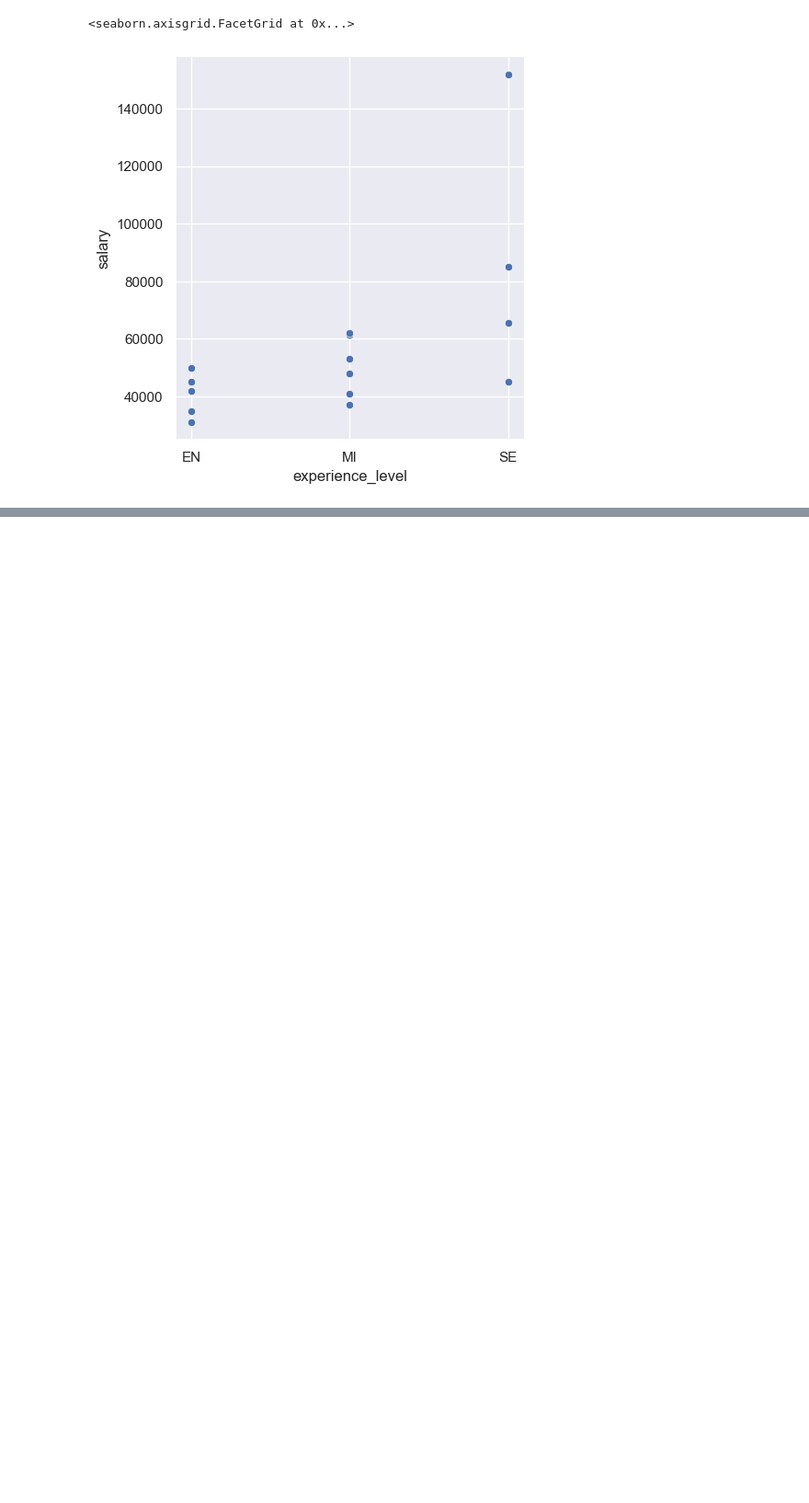
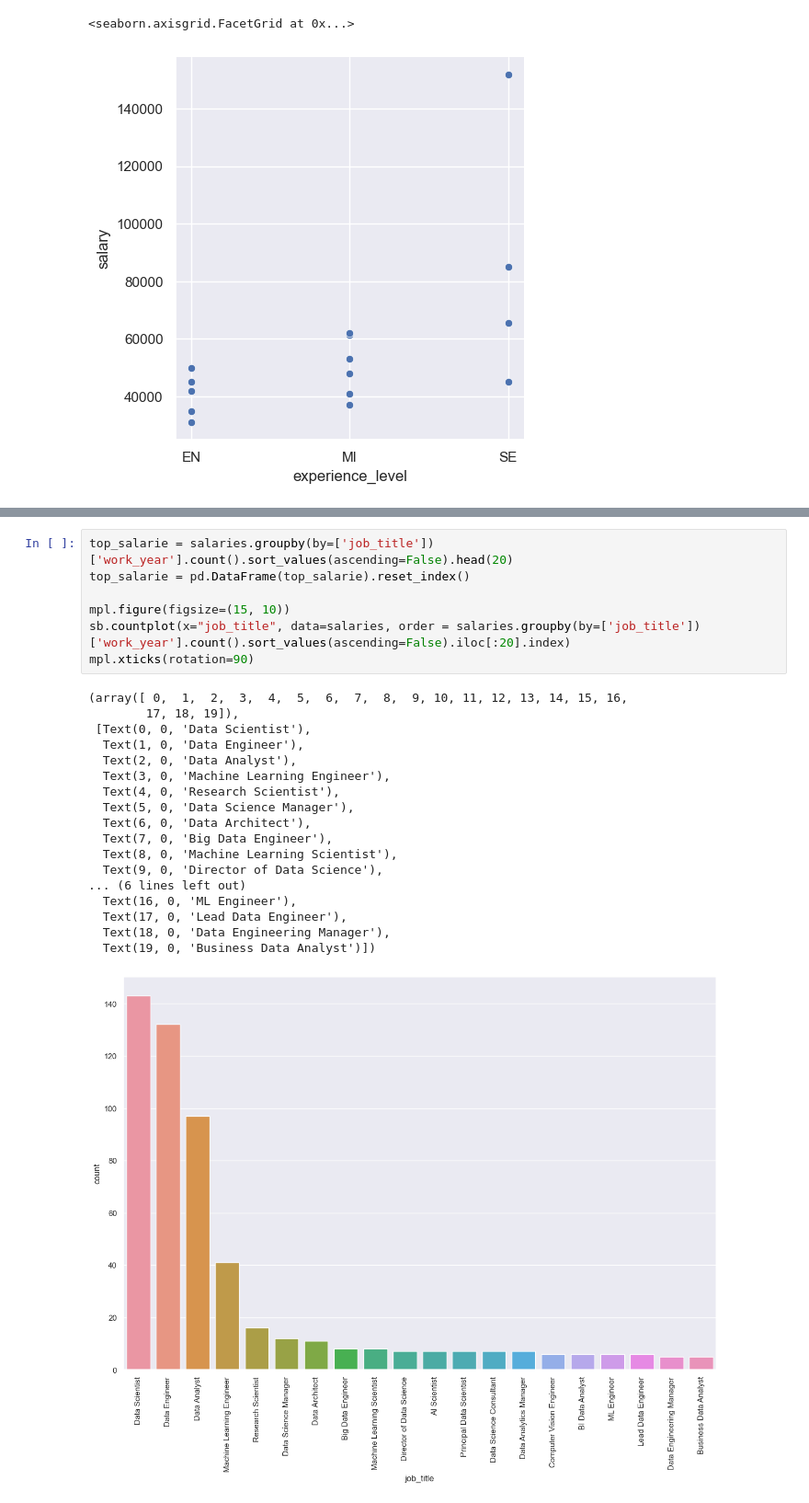
Before and after one commit to devFendrix/mini_exo_python, a Jupyter notebook: mini_projet.ipynb, the cells around one changed output, grey strips where cells are left out. Shown: that part at 92% size. Cells and saved outputs as stored; diff of their text form; blank space fills up the shorter version.

```diff
--- a/mini_projet.ipynb
+++ b/mini_projet.ipynb
@@ -41,0 +103,26 @@ TypeError: 'module' object is not callable
+# %%
+top_salarie = salaries.groupby(by=['job_title'])['work_year'].count().sort_values(ascending=False).head(20)
+top_salarie = pd.DataFrame(top_salarie).reset_index()
+
+mpl.figure(figsize=(15, 10))
+sb.countplot(x="job_title", data=salaries, order = salaries.groupby(by=['job_title'])['work_year'].count().sort_values(ascending=False).iloc[:20].index)
+mpl.xticks(rotation=90)
+# %% [output]
+(array([ 0,  1,  2,  3,  4,  5,  6,  7,  8,  9, 10, 11, 12, 13, 14, 15, 16,
+        17, 18, 19]),
+ [Text(0, 0, 'Data Scientist'),
+  Text(1, 0, 'Data Engineer'),
+  Text(2, 0, 'Data Analyst'),
+  Text(3, 0, 'Machine Learning Engineer'),
+  Text(4, 0, 'Research Scientist'),
+  Text(5, 0, 'Data Science Manager'),
+  Text(6, 0, 'Data Architect'),
+  Text(7, 0, 'Big Data Engineer'),
+  Text(8, 0, 'Machine Learning Scientist'),
+  Text(9, 0, 'Director of Data Science'),
+... (6 lines left out)
+  Text(16, 0, 'ML Engineer'),
+  Text(17, 0, 'Lead Data Engineer'),
+  Text(18, 0, 'Data Engineering Manager'),
+  Text(19, 0, 'Business Data Analyst')])
+[figure, added]
```
Also changed, not shown: parts of 4 cells of this notebook, 1 other file.
